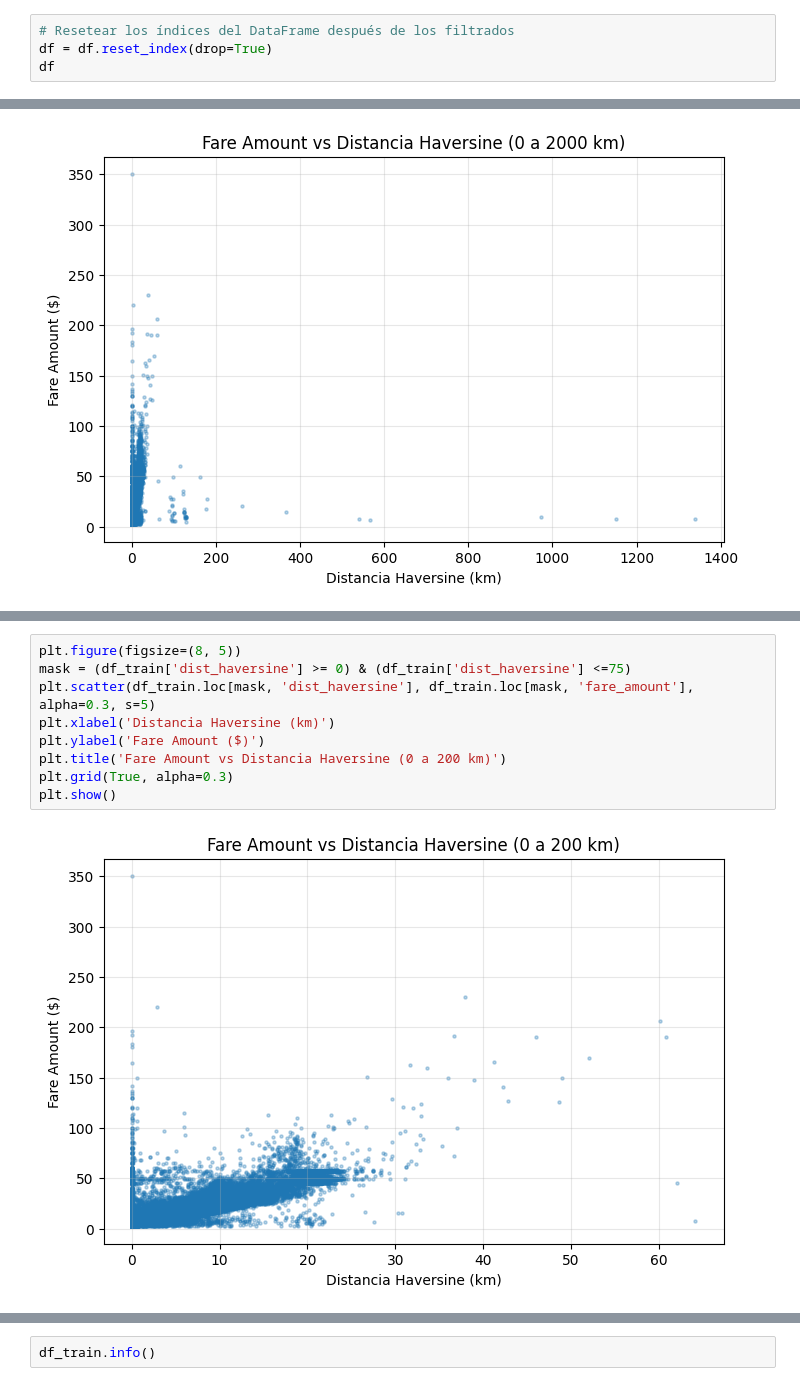
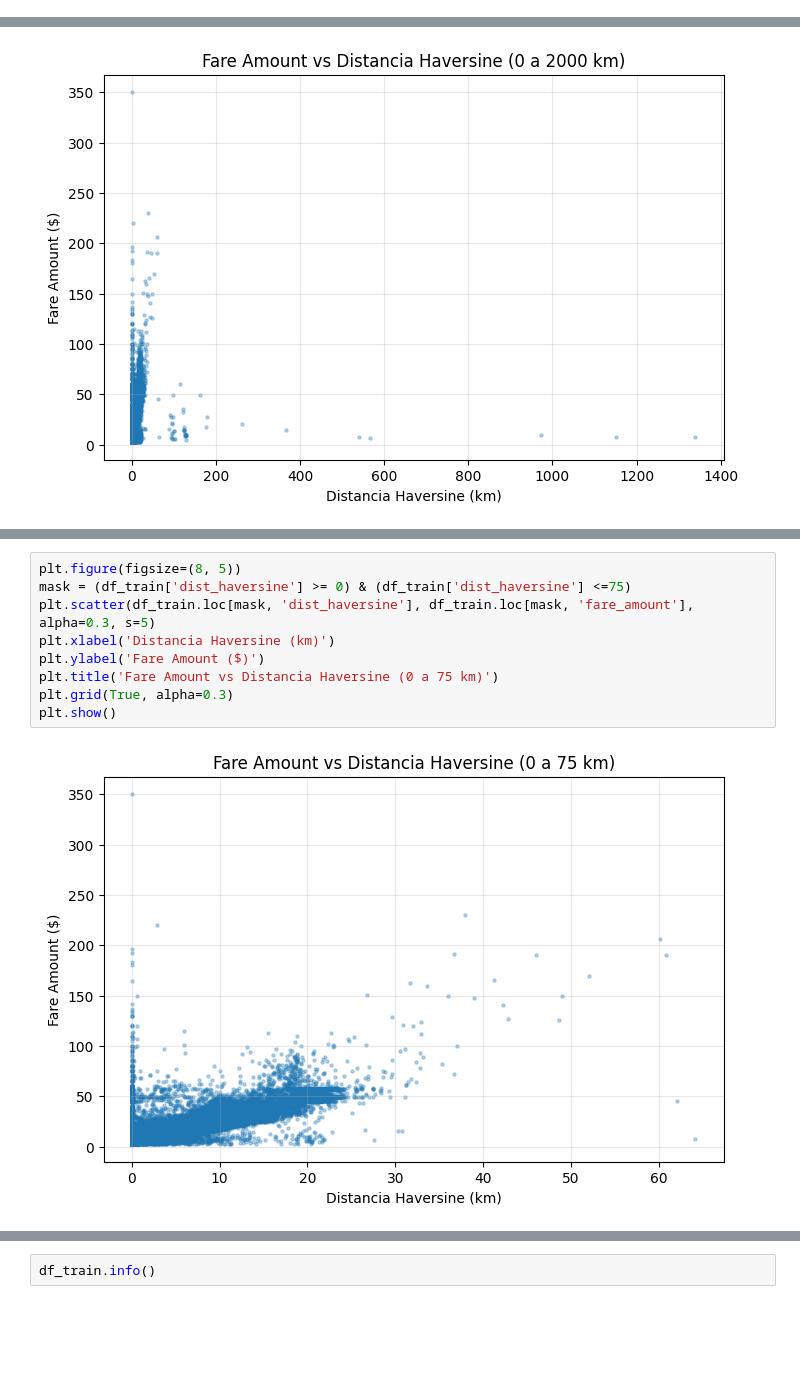
Before and after one commit to FedeZ2008/AA1-TUIA-2025C2-LEON-ZIMMER, a Jupyter notebook: TP1_Regresion.ipynb, the cells around one changed output, grey strips where cells are left out. Drawn from its saved outputs; the diff is of its cells as text; blank space fills up the shorter version.

```diff
--- a/TP1_Regresion.ipynb
+++ b/TP1_Regresion.ipynb
@@ -382,4 +152,0 @@ df.sort_values('fare_amount', ascending=False)
-# %%
-# Resetear los índices del DataFrame después de los filtrados
-df = df.reset_index(drop=True)
-df
@@ -651,12 +335,12 @@ plt.show()
 # %%
 plt.figure(figsize=(8, 5))
 mask = (df_train['dist_haversine'] >= 0) & (df_train['dist_haversine'] <=75)
 plt.scatter(df_train.loc[mask, 'dist_haversine'], df_train.loc[mask, 'fare_amount'], alpha=0.3, s=5)
 plt.xlabel('Distancia Haversine (km)')
 plt.ylabel('Fare Amount ($)')
-plt.title('Fare Amount vs Distancia Haversine (0 a 200 km)')
+plt.title('Fare Amount vs Distancia Haversine (0 a 75 km)')
 plt.grid(True, alpha=0.3)
 plt.show()
 # %% [output]
-[figure, old version]
+[figure, new version]
 # %%
```
Also changed, not shown: parts of 60 cells of this notebook.
